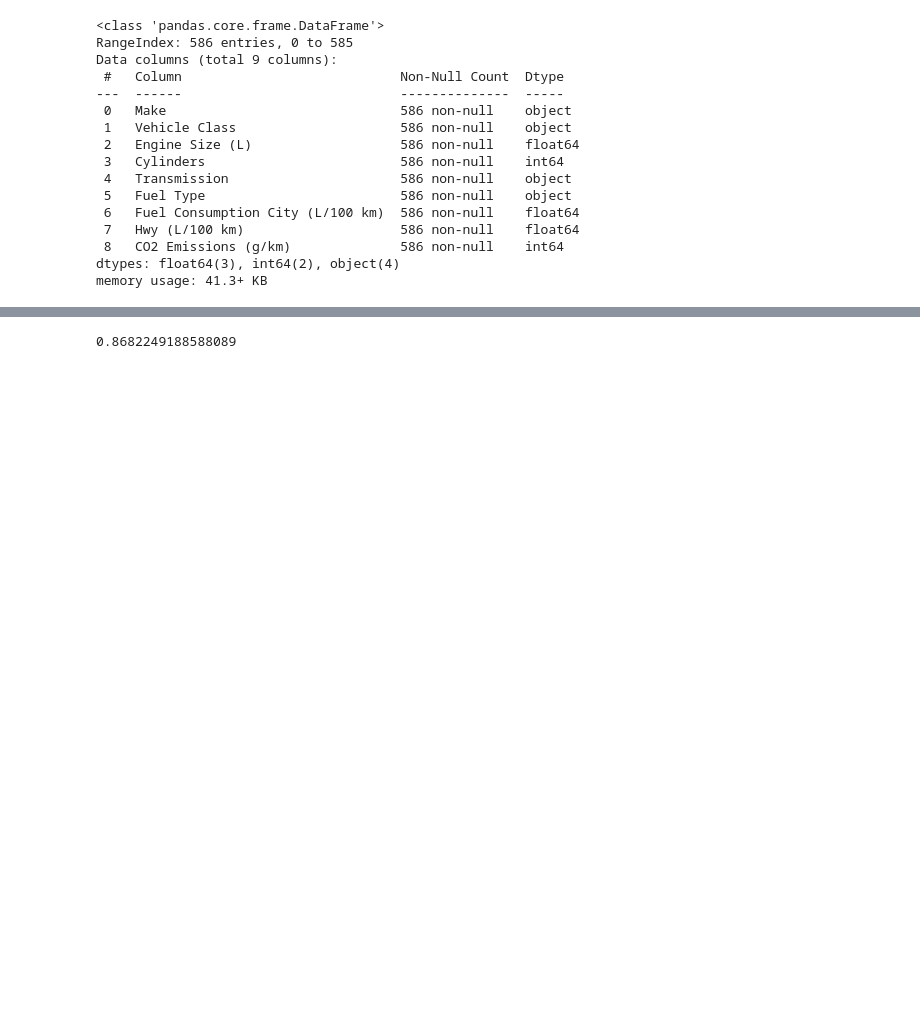
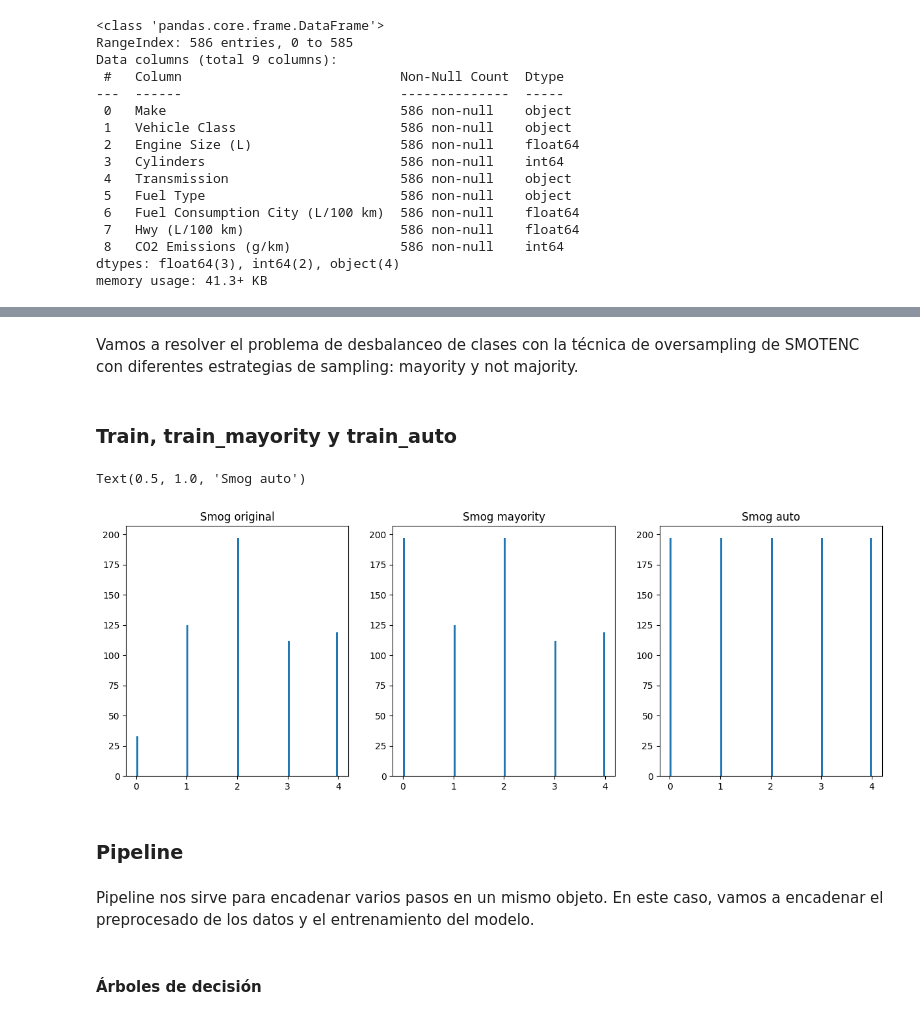
Before and after one commit to Kraslo/APAU_SMOG_PREDICTION_3RDGROUP, a Jupyter notebook: codigo/predicción_andy.ipynb, the cells around one changed output, grey strips where cells are left out. Cells and saved outputs as stored; diff of their text form; code cells hidden in the pictures; blank space fills up the shorter version.

```diff
--- a/codigo/predicción_andy.ipynb
+++ b/codigo/predicción_andy.ipynb
@@ -1718,7 +93,0 @@ train_saldi = train_saldi.drop(['Smog'], axis=1)
-# %%
-rf = Pipeline([
-    ("preprocessor", preprocessor),
-    ("rf", ExtraTreesClassifier(n_estimators=100, random_state=42,class_weight='balanced',))
-])
-
-rf.fit(train, smog)
@@ -1775,3 +93,0 @@ train_dummies = pd.get_dummies(train)
-# %%
-model1.fit(train_dummies, smog)
-model2.fit(train_saldi_dummies, smog_saldi)
@@ -1880,2 +93,0 @@ test_saldi = pd.read_csv('comprobar.csv')
-# %%
-stack.fit(train, smog)
@@ -1917,4 +94,28 @@ predictions = pd.read_csv('comprobar.csv')
-# %%
-f1_score(test['Predicted'], predictions['Predicted'], average='macro')
-# %% [output]
-0.8682249188588089
+# %% [markdown]
+Vamos a resolver el problema de desbalanceo de clases con la técnica de oversampling de SMOTENC con diferentes estrategias de sampling: mayority
+y not majority.
+# %%
+sm = SMOTENC(random_state=42, categorical_features=[0,1,4,5], sampling_strategy='minority', k_neighbors=5)
+sm_auto = SMOTENC(random_state=42, categorical_features=[0,1,4,5], sampling_strategy='auto', k_neighbors=5)
+train_mayority, smog_mayority = sm.fit_resample(train, smog)
+train_auto, smog_auto = sm_auto.fit_resample(train, smog)
+# %% [markdown]
+### Train, train_mayority y train_auto
+# %%
+ax,fig = plt.subplots(1,3,figsize=(15,5))
+
+fig[0].hist(smog, bins=100)
+fig[0].set_title('Smog original')
+
+fig[1].hist(smog_mayority, bins=100)
+fig[1].set_title('Smog mayority')
+
+fig[2].hist(smog_auto, bins=100)
+fig[2].set_title('Smog auto')
+# %% [output]
+Text(0.5, 1.0, 'Smog auto')
+[figure, added]
+# %% [markdown]
+### Pipeline
+# %% [markdown]
+Pipeline nos sirve para encadenar varios pasos en un mismo objeto. En este caso, vamos a encadenar el preprocesado de los datos y el entrenamiento del modelo.
@@ -1920,0 +143,2 @@ f1_score(test['Predicted'], predictions['Predicted'], average='macro')
+# %% [markdown]
+#### Árboles de decisión
```
Also changed, not shown: parts of 233 cells of this notebook, 1 other file.
